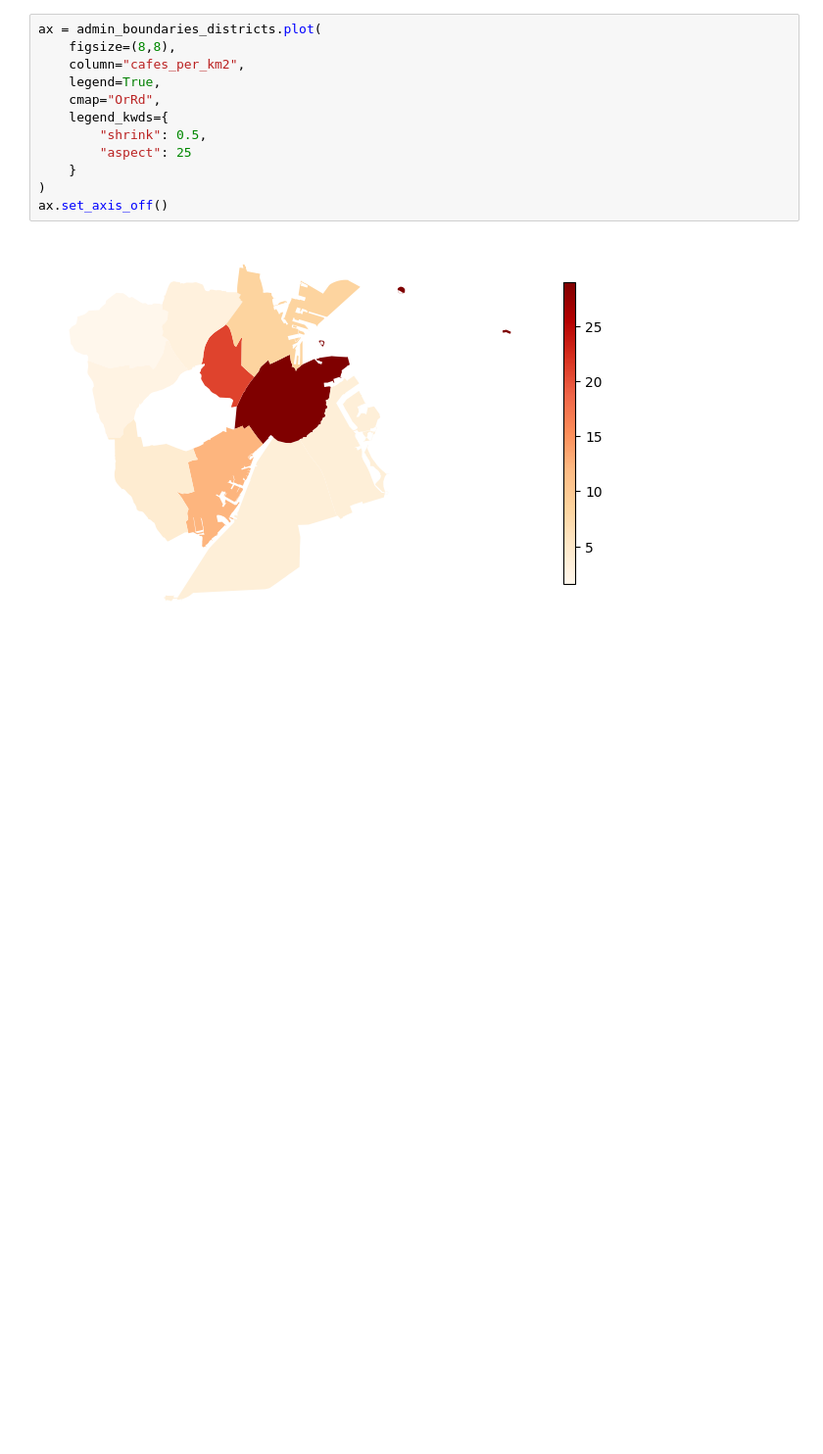
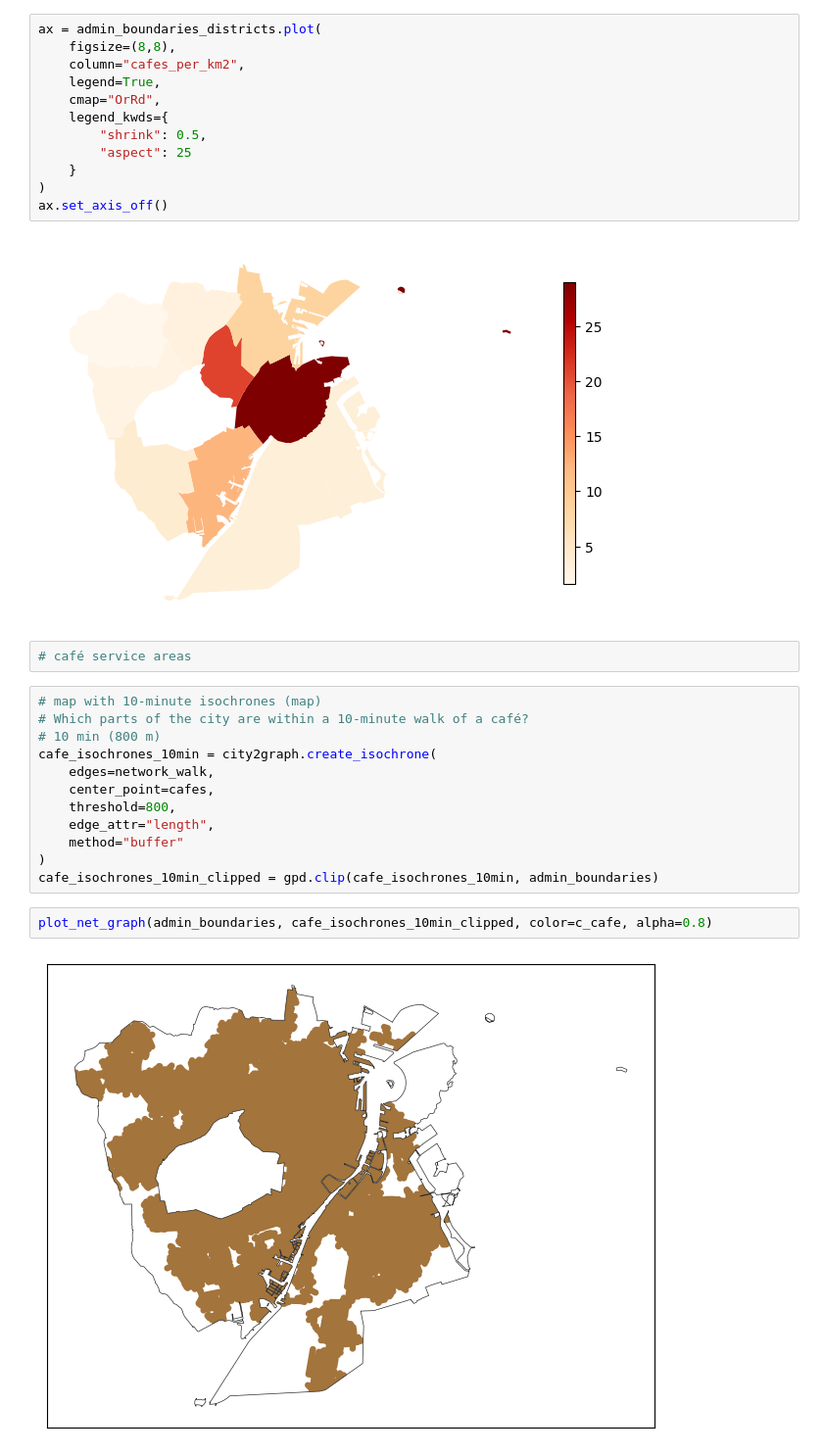
Before and after one commit to mikolaj-kowal/copenhagen-walkability, a Jupyter notebook: notebooks/copenhagen.ipynb, the cells around one changed output. Shown at 98% size. Saved outputs shown, nothing was run; the diff lists cells and outputs as text; blank space fills up the shorter version.

Commit message:
Calculate 10-minute cafe isochrones

```diff
--- a/notebooks/copenhagen.ipynb
+++ b/notebooks/copenhagen.ipynb
@@ -144,3 +144,21 @@ ax = admin_boundaries_districts.plot(
 ax.set_axis_off()
 # %% [output]
 [figure]
+# %%
+# café service areas
+# %%
+# map with 10-minute isochrones (map)
+# Which parts of the city are within a 10-minute walk of a café?
+# 10 min (800 m)
+cafe_isochrones_10min = city2graph.create_isochrone(
+    edges=network_walk,
+    center_point=cafes,
+    threshold=800,
+    edge_attr="length",
+    method="buffer"
+)
+cafe_isochrones_10min_clipped = gpd.clip(cafe_isochrones_10min, admin_boundaries)
+# %%
+plot_net_graph(admin_boundaries, cafe_isochrones_10min_clipped, color=c_cafe, alpha=0.8)
+# %% [output]
+[figure, added]
```
Also changed, not shown: parts of 1 cell of this notebook.
